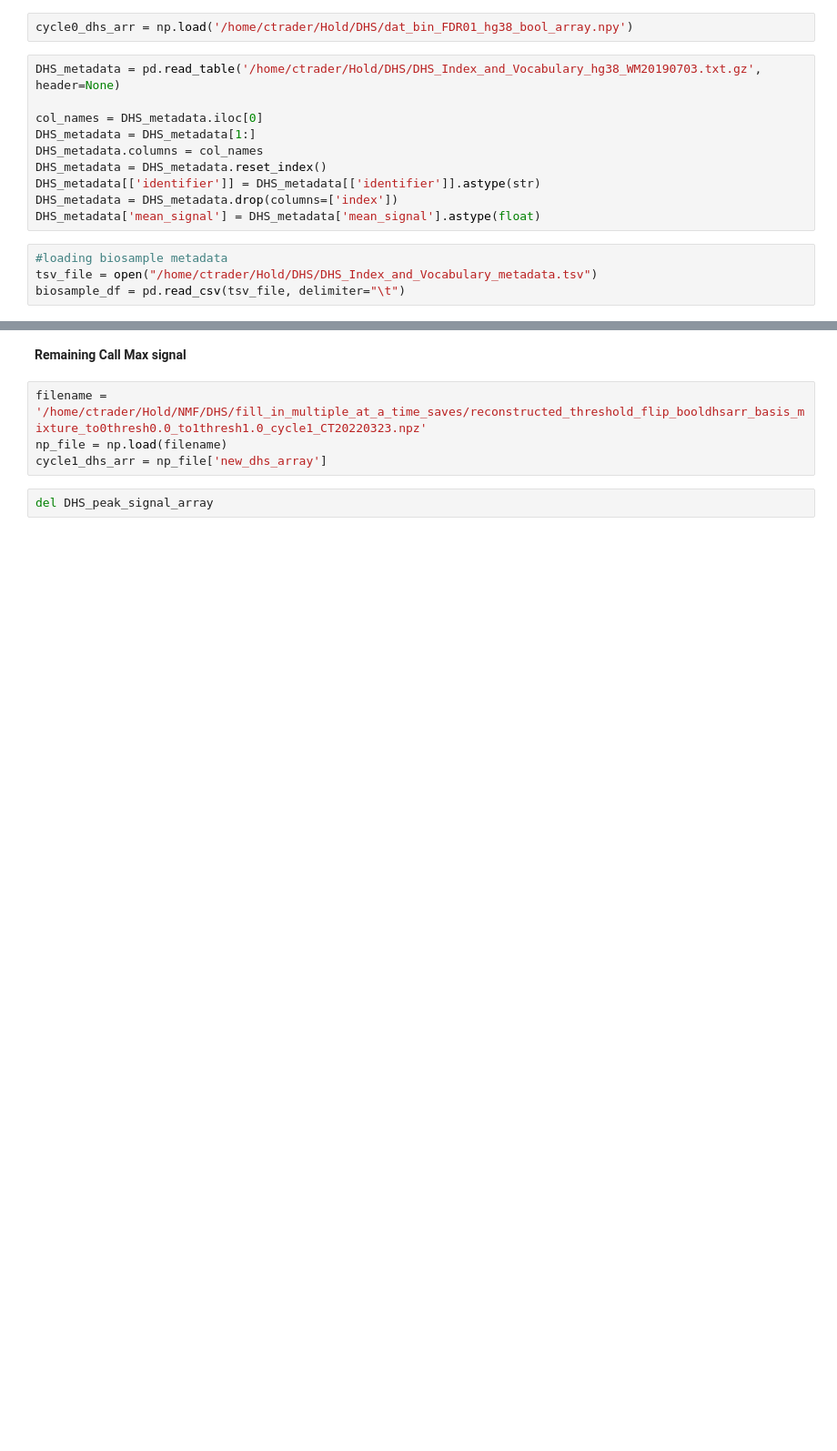
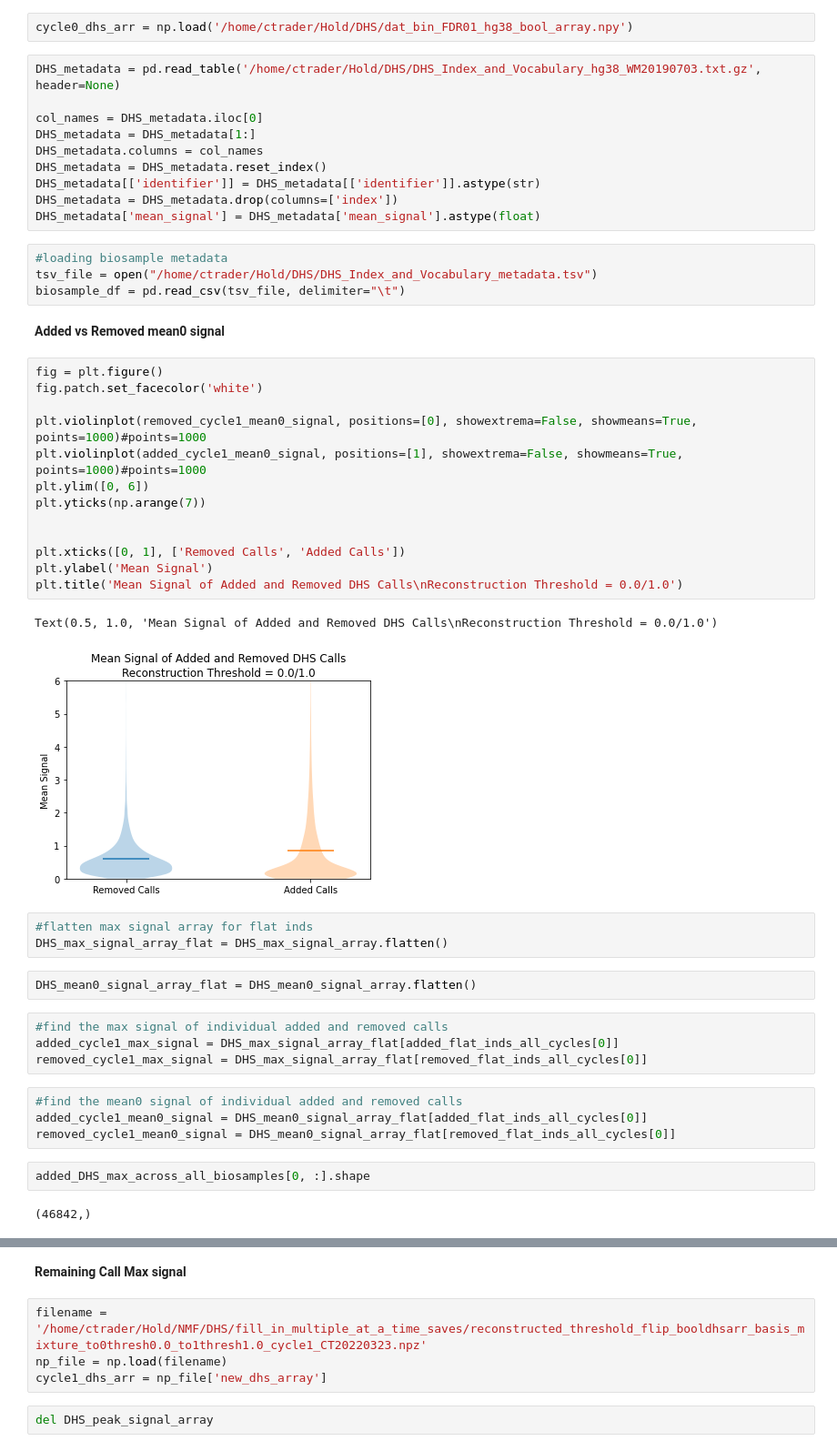
Before and after one commit to meuleman/gilbertAPI, a Jupyter notebook: recommendersystems/NMF/DHS/quality_of_NMF_recon_threshold_flip_01thresh_individual_calls.ipynb, the cells around one changed output, grey strips where cells are left out. Shown at 91% size. Cells and saved outputs as stored; diff of their text form; blank space fills up the shorter version.

Commit message:
normalized signal for added and removed calls

```diff
--- a/recommendersystems/NMF/DHS/quality_of_NMF_recon_threshold_flip_01thresh_individual_calls.ipynb
+++ b/recommendersystems/NMF/DHS/quality_of_NMF_recon_threshold_flip_01thresh_individual_calls.ipynb
@@ -107,3 +114,38 @@ DHS_metadata['mean_signal'] = DHS_metadata['mean_signal'].astype(float)
 #loading biosample metadata
 tsv_file = open("/home/ctrader/Hold/DHS/DHS_Index_and_Vocabulary_metadata.tsv")
 biosample_df = pd.read_csv(tsv_file, delimiter="\t")
+# %% [markdown]
+**Added vs Removed mean0 signal**
+# %%
+fig = plt.figure()
+fig.patch.set_facecolor('white')
+
+plt.violinplot(removed_cycle1_mean0_signal, positions=[0], showextrema=False, showmeans=True, points=1000)#points=1000
+plt.violinplot(added_cycle1_mean0_signal, positions=[1], showextrema=False, showmeans=True, points=1000)#points=1000
+plt.ylim([0, 6])
+plt.yticks(np.arange(7))
+
+
+plt.xticks([0, 1], ['Removed Calls', 'Added Calls'])
+plt.ylabel('Mean Signal')
+plt.title('Mean Signal of Added and Removed DHS Calls\nReconstruction Threshold = 0.0/1.0')
+# %% [output]
+Text(0.5, 1.0, 'Mean Signal of Added and Removed DHS Calls\nReconstruction Threshold = 0.0/1.0')
+[figure, added]
+# %%
+#flatten max signal array for flat inds
+DHS_max_signal_array_flat = DHS_max_signal_array.flatten()
+# %%
+DHS_mean0_signal_array_flat = DHS_mean0_signal_array.flatten()
+# %%
+#find the max signal of individual added and removed calls
+added_cycle1_max_signal = DHS_max_signal_array_flat[added_flat_inds_all_cycles[0]]
+removed_cycle1_max_signal = DHS_max_signal_array_flat[removed_flat_inds_all_cycles[0]]
+# %%
+#find the mean0 signal of individual added and removed calls
+added_cycle1_mean0_signal = DHS_mean0_signal_array_flat[added_flat_inds_all_cycles[0]]
+removed_cycle1_mean0_signal = DHS_mean0_signal_array_flat[removed_flat_inds_all_cycles[0]]
+# %%
+added_DHS_max_across_all_biosamples[0, :].shape
+# %% [output]
+(46842,)
```
Also changed, not shown: parts of 61 cells of this notebook.
